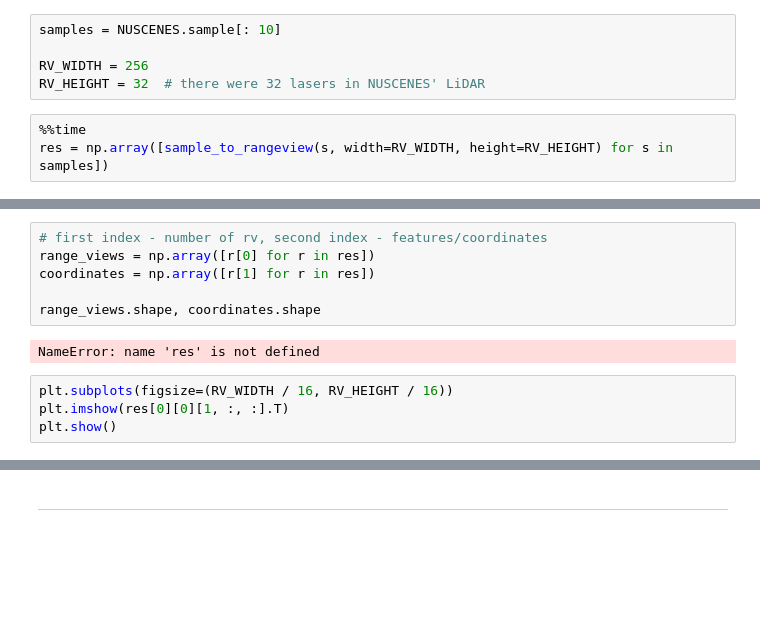
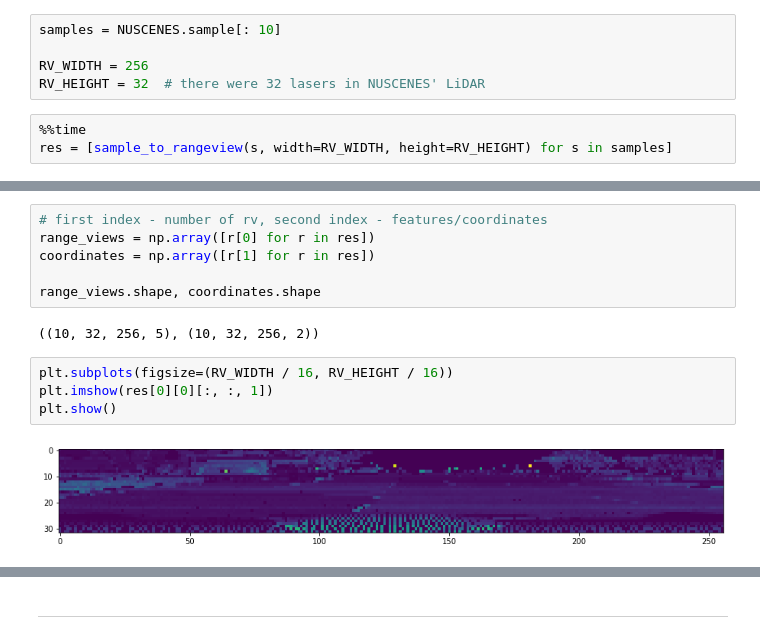
Before and after one commit to narekvslife/lidar-camera-fusion-detection, a Jupyter notebook: LaserNet.ipynb, the cells around one changed output, grey strips where cells are left out. Cells and saved outputs as stored; diff of their text form; blank space fills up the shorter version.

Commit message:
Stable sample to RV*
* needs speed up

```diff
--- a/LaserNet.ipynb
+++ b/LaserNet.ipynb
@@ -37,5 +37,5 @@ RV_WIDTH = 256
 RV_HEIGHT = 32  # there were 32 lasers in NUSCENES' LiDAR
 # %%
 %%time
-res = np.array([sample_to_rangeview(s, width=RV_WIDTH, height=RV_HEIGHT) for s in samples])
+res = [sample_to_rangeview(s, width=RV_WIDTH, height=RV_HEIGHT) for s in samples]
 # %% [output]
@@ -47,8 +48,10 @@ coordinates = np.array([r[1] for r in res])
 
 range_views.shape, coordinates.shape
 # %% [output]
-NameError: name 'res' is not defined
+((10, 32, 256, 5), (10, 32, 256, 2))
 # %%
 plt.subplots(figsize=(RV_WIDTH / 16, RV_HEIGHT / 16))
-plt.imshow(res[0][0][1, :, :].T)
+plt.imshow(res[0][0][:, :, 1])
 plt.show()
+# %% [output]
+[figure, added]
```
Also changed, not shown: parts of 3 cells of this notebook, 1 other file.
